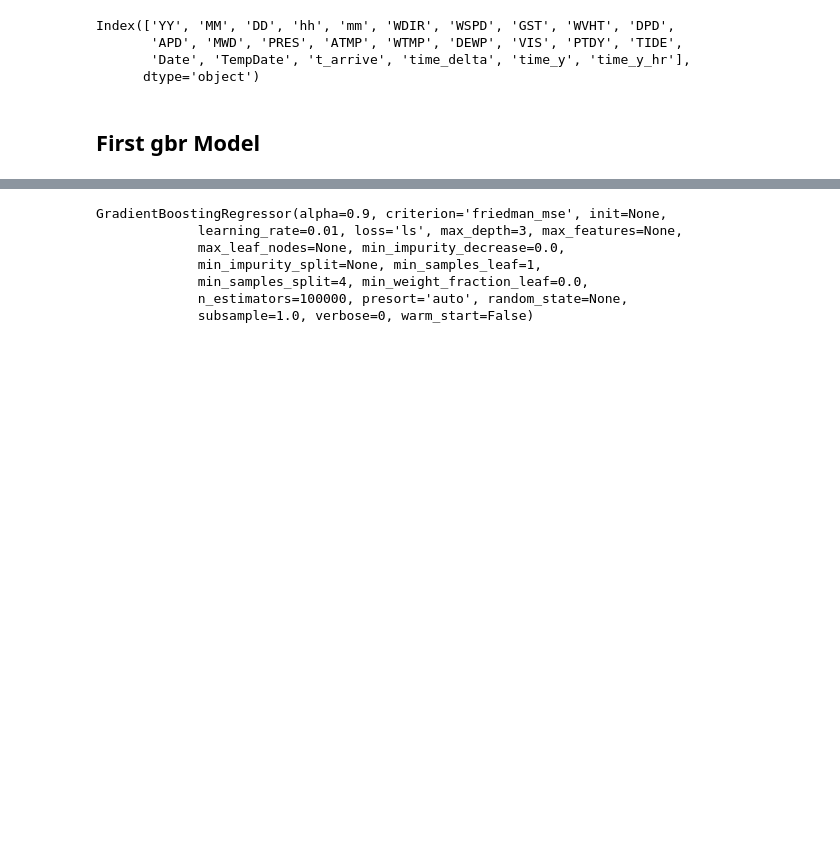
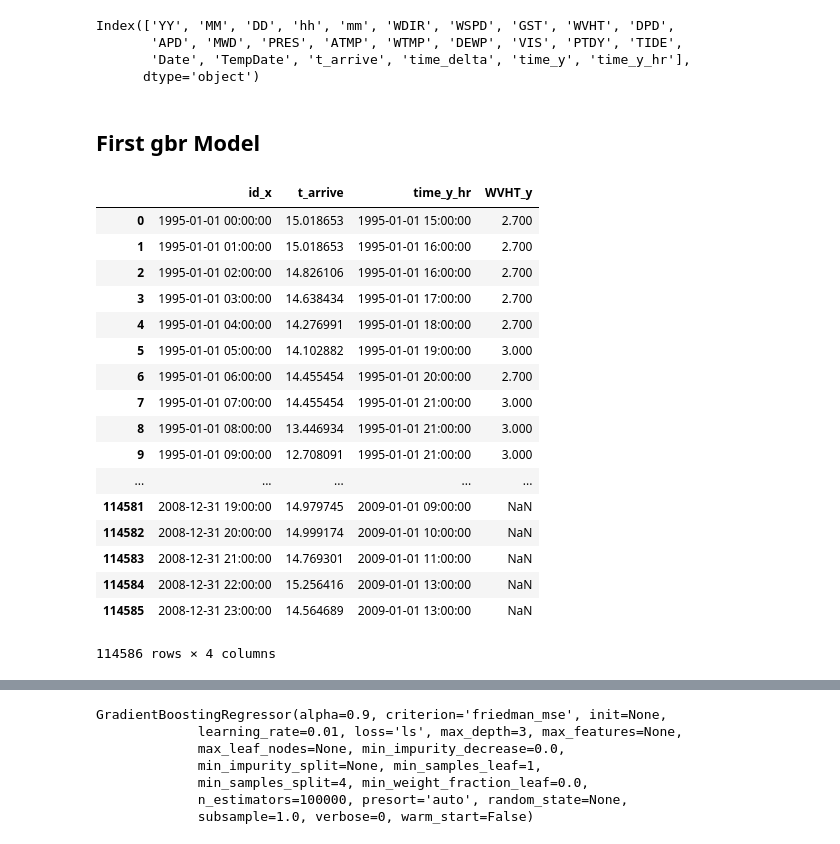
Before and after one commit to abulho/Surf_Prediction, a Jupyter notebook: src/31-Jan-2018-Modeling_Tests.ipynb, the cells around one changed output, grey strips where cells are left out. Saved outputs shown, nothing was run; the diff lists cells and outputs as text; code cells hidden in the pictures; blank space fills up the shorter version.

```diff
--- a/src/31-Jan-2018-Modeling_Tests.ipynb
+++ b/src/31-Jan-2018-Modeling_Tests.ipynb
@@ -48,3 +48,24 @@ train_yrs = [1995, 1996, 1997, 1998, 1999, 2000, 2003, 2004, 2006, 2007]
 test_yrs  = [2008]
 
 X_train, X_test, y_train, y_test = get_train_test(Xy_df, cols_to_keep, train_yrs, test_yrs)
+# %%
+Xy_df[['id_x','t_arrive','time_y_hr','WVHT_y']]
+# %% [output]
+|  | id_x | t_arrive | time_y_hr | WVHT_y |
+| 0 | 1995-01-01 00:00:00 | 15.018653 | 1995-01-01 15:00:00 | 2.700 |
+| 1 | 1995-01-01 01:00:00 | 15.018653 | 1995-01-01 16:00:00 | 2.700 |
+| 2 | 1995-01-01 02:00:00 | 14.826106 | 1995-01-01 16:00:00 | 2.700 |
+| 3 | 1995-01-01 03:00:00 | 14.638434 | 1995-01-01 17:00:00 | 2.700 |
+| 4 | 1995-01-01 04:00:00 | 14.276991 | 1995-01-01 18:00:00 | 2.700 |
+| 5 | 1995-01-01 05:00:00 | 14.102882 | 1995-01-01 19:00:00 | 3.000 |
+| 6 | 1995-01-01 06:00:00 | 14.455454 | 1995-01-01 20:00:00 | 2.700 |
+| 7 | 1995-01-01 07:00:00 | 14.455454 | 1995-01-01 21:00:00 | 3.000 |
+| 8 | 1995-01-01 08:00:00 | 13.446934 | 1995-01-01 21:00:00 | 3.000 |
+| 9 | 1995-01-01 09:00:00 | 12.708091 | 1995-01-01 21:00:00 | 3.000 |
+| ... | ... | ... | ... | ... |
+| 114581 | 2008-12-31 19:00:00 | 14.979745 | 2009-01-01 09:00:00 | NaN |
+| 114582 | 2008-12-31 20:00:00 | 14.999174 | 2009-01-01 10:00:00 | NaN |
+| 114583 | 2008-12-31 21:00:00 | 14.769301 | 2009-01-01 11:00:00 | NaN |
+| 114584 | 2008-12-31 22:00:00 | 15.256416 | 2009-01-01 13:00:00 | NaN |
+| 114585 | 2008-12-31 23:00:00 | 14.564689 | 2009-01-01 13:00:00 | NaN |
+114586 rows × 4 columns
```
Also changed, not shown: parts of 1 cell of this notebook, 6 other files.
